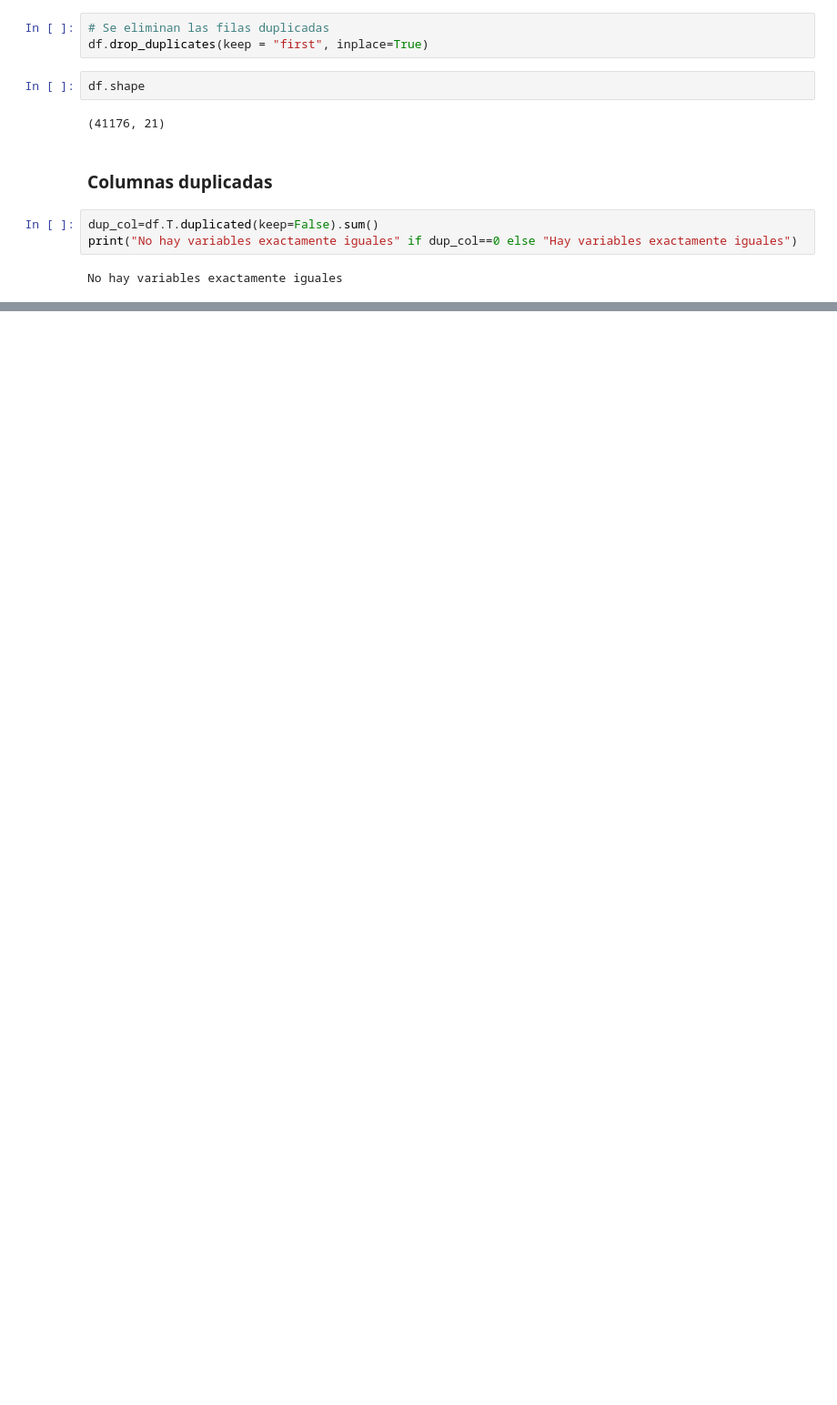
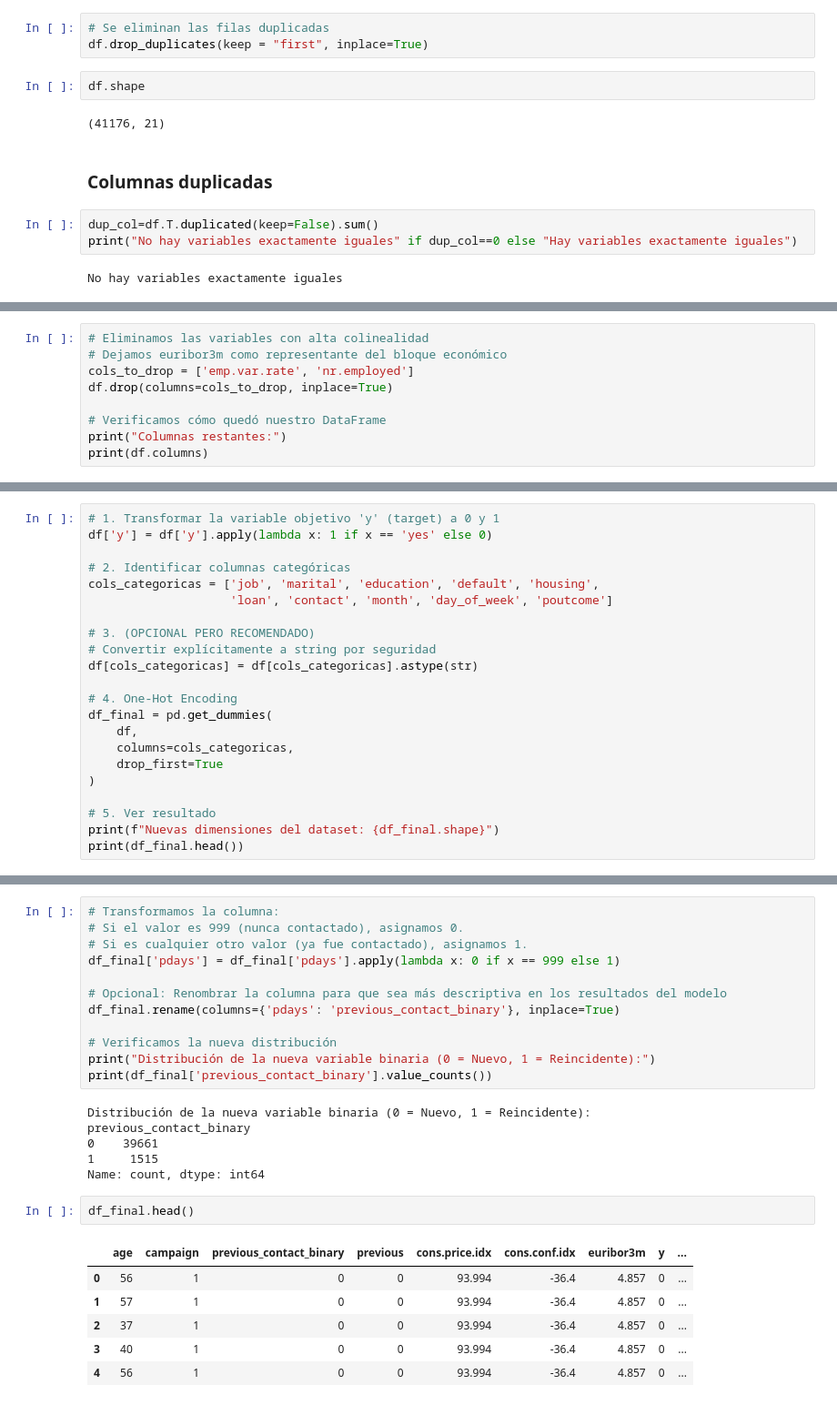
Before and after one commit to 4GeeksAcademy/steven10015-intro-ml, a Jupyter notebook: src/01-ml.ipynb, the cells around one changed output, grey strips where cells are left out. Shown at 91% size. Saved outputs shown, nothing was run; the diff lists cells and outputs as text; blank space fills up the shorter version.

```diff
--- a/src/01-ml.ipynb
+++ b/src/01-ml.ipynb
@@ -294,0 +176,9 @@ Name: y, dtype: float64
+# %%
+# Eliminamos las variables con alta colinealidad
+# Dejamos euribor3m como representante del bloque económico
+cols_to_drop = ['emp.var.rate', 'nr.employed']
+df.drop(columns=cols_to_drop, inplace=True)
+
+# Verificamos cómo quedó nuestro DataFrame
+print("Columnas restantes:")
+print(df.columns)
@@ -294,0 +193,22 @@ Name: y, dtype: float64
+# %%
+# 1. Transformar la variable objetivo 'y' (target) a 0 y 1
+df['y'] = df['y'].apply(lambda x: 1 if x == 'yes' else 0)
+
+# 2. Identificar columnas categóricas
+cols_categoricas = ['job', 'marital', 'education', 'default', 'housing',
+                    'loan', 'contact', 'month', 'day_of_week', 'poutcome']
+
+# 3. (OPCIONAL PERO RECOMENDADO)
+# Convertir explícitamente a string por seguridad
+df[cols_categoricas] = df[cols_categoricas].astype(str)
+
+# 4. One-Hot Encoding
+df_final = pd.get_dummies(
+    df,
+    columns=cols_categoricas,
+    drop_first=True
+)
+
+# 5. Ver resultado
+print(f"Nuevas dimensiones del dataset: {df_final.shape}")
+print(df_final.head())
@@ -294,0 +263,27 @@ Name: y, dtype: float64
+# %%
+# Transformamos la columna:
+# Si el valor es 999 (nunca contactado), asignamos 0.
+# Si es cualquier otro valor (ya fue contactado), asignamos 1.
+df_final['pdays'] = df_final['pdays'].apply(lambda x: 0 if x == 999 else 1)
+
+# Opcional: Renombrar la columna para que sea más descriptiva en los resultados del modelo
+df_final.rename(columns={'pdays': 'previous_contact_binary'}, inplace=True)
+
+# Verificamos la nueva distribución
+print("Distribución de la nueva variable binaria (0 = Nuevo, 1 = Reincidente):")
+print(df_final['previous_contact_binary'].value_counts())
+# %% [output]
+Distribución de la nueva variable binaria (0 = Nuevo, 1 = Reincidente):
+previous_contact_binary
+0    39661
+1     1515
+Name: count, dtype: int64
+# %%
+df_final.head()
+# %% [output]
+|  | age | campaign | previous_contact_binary | previous | cons.price.idx | cons.conf.idx | euribor3m | y | ... |
+| 0 | 56 | 1 | 0 | 0 | 93.994 | -36.4 | 4.857 | 0 | ... |
+| 1 | 57 | 1 | 0 | 0 | 93.994 | -36.4 | 4.857 | 0 | ... |
+| 2 | 37 | 1 | 0 | 0 | 93.994 | -36.4 | 4.857 | 0 | ... |
+| 3 | 40 | 1 | 0 | 0 | 93.994 | -36.4 | 4.857 | 0 | ... |
+| 4 | 56 | 1 | 0 | 0 | 93.994 | -36.4 | 4.857 | 0 | ... |
```
Also changed, not shown: parts of 50 cells of this notebook, 6 other files.
